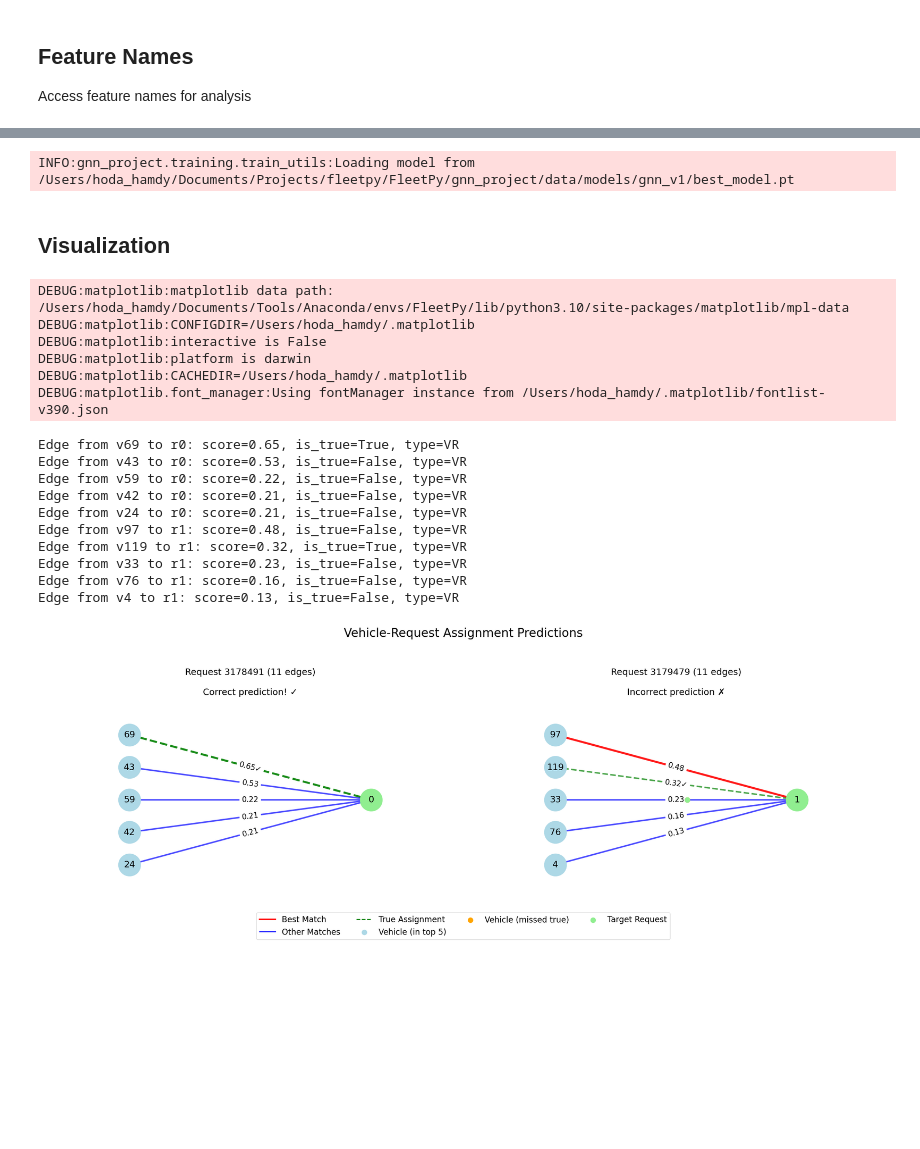
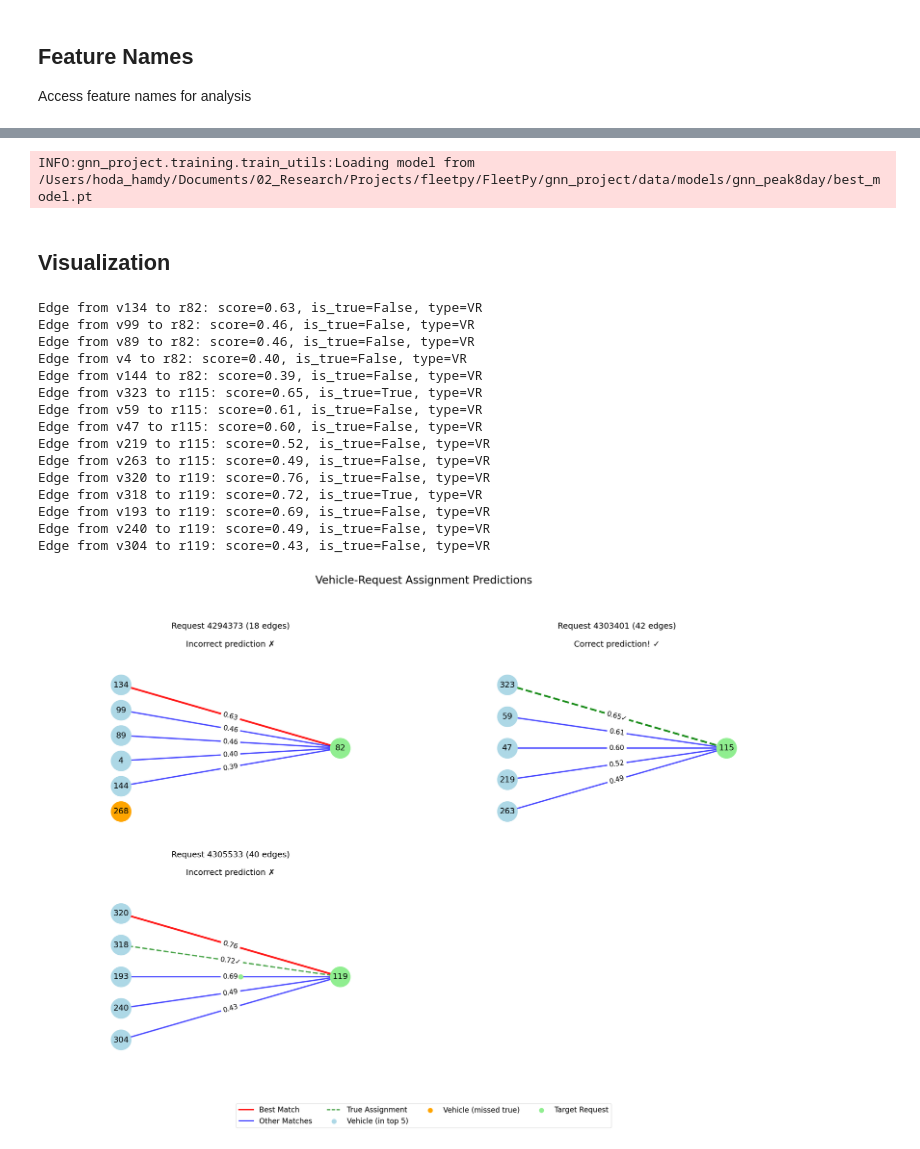
Before and after one commit to TUM-VT/FleetPy, a Jupyter notebook: gnn_project/notebooks/GNN_training.ipynb, the cells around one changed output, grey strips where cells are left out. Cells and saved outputs as stored; diff of their text form; code cells hidden in the pictures; blank space fills up the shorter version.

Commit message:
Update GNN_training.ipynb to evaluate the gnn_peak8day model

```diff
--- a/gnn_project/notebooks/GNN_training.ipynb
+++ b/gnn_project/notebooks/GNN_training.ipynb
@@ -10,15 +10,22 @@ from gnn_project.training.train_utils import train_or_load_model, load_data
 # %% [markdown]
 ## GNN Model
 # %%
+from pathlib import Path
+
 config = Config(
-    ml_data_dir='/Users/hoda_hamdy/Documents/Projects/fleetpy/FleetPy/gnn_project/data',
-    experiment_name='gnn_v1',
-    sim_start=0,
-    sim_end=2*60*60,
+    ml_data_dir=Path('..').resolve() / 'data',
+    experiment_name='gnn_peak8day',
+    scenario_names={'manhattan_case_study': [
+        'gnn_peak_2018-11-11', 'gnn_peak_2018-11-12', 'gnn_peak_2018-11-13', 'gnn_peak_2018-11-14',
+        'gnn_peak_2018-11-15', 'gnn_peak_2018-11-17',  # val
+        'gnn_peak_2018-11-16', 'gnn_peak_2018-11-18',  # test
+    ]},
+    train_ratio=0.5, val_ratio=0.25, test_ratio=0.25,
+    sim_start=25200, sim_end=36000, sim_step=30,
     load_saved_model=True,
     overwrite_data=False,
     recompute_norm_stats=False,
-    log_level='DEBUG',
+    log_level='INFO',
 )
 # %%
 import logging
@@ -60,7 +60,7 @@ request__connects__request: 71 features
 # %%
 model, trainer = train_or_load_model(config, data, masks)
 # %% [output]
-INFO:gnn_project.training.train_utils:Loading model from /Users/hoda_hamdy/Documents/Projects/fleetpy/FleetPy/gnn_project/data/models/gnn_v1/best_model.pt
+INFO:gnn_project.training.train_utils:Loading model from /Users/hoda_hamdy/Documents/02_Research/Projects/fleetpy/FleetPy/gnn_project/data/models/gnn_peak8day/best_model.pt
 # %% [markdown]
 ## Visualization
 # %%
@@ -70,31 +70,29 @@ from gnn_project.analysis.plots import visualize_graph
 from gnn_project.training.train_utils import get_edge_predictions
 from gnn_project.defaults import *
 
-scenario = 0  # Scenario index for the selected graph
-scenario_sizes = [240, 238, 240]  # Example scenario sizes
+scenario = 6  # index into config.scenario_names['manhattan_case_study'] - 6 = gnn_peak_2018-11-16 (test)
+scenario_sizes = [360] * 8  # each scenario covers the 7-10am peak window at 30s steps
 scenario_start_idx = sum(scenario_sizes[:scenario])
-# %% [output]
-DEBUG:matplotlib:matplotlib data path: /Users/hoda_hamdy/Documents/Tools/Anaconda/envs/FleetPy/lib/python3.10/site-packages/matplotlib/mpl-data
-DEBUG:matplotlib:CONFIGDIR=/Users/hoda_hamdy/.matplotlib
-DEBUG:matplotlib:interactive is False
-DEBUG:matplotlib:platform is darwin
-DEBUG:matplotlib:CACHEDIR=/Users/hoda_hamdy/.matplotlib
-DEBUG:matplotlib.font_manager:Using fontManager instance from /Users/hoda_hamdy/.matplotlib/fontlist-v390.json
 # %%
-graph_idx = 12 # Index of the graph to visualize
+graph_idx = scenario_start_idx + 12  # 12 timesteps into the chosen scenario
 predictions = get_edge_predictions(data[graph_idx], model, device='cpu')
 edge_types = [VR_EDGE_NAME]
 visualize_graph(data, graph_idx=graph_idx, predictions=predictions, edge_types=edge_types, scenario_start_idx=scenario_start_idx);
 # %% [output]
-Edge from v69 to r0: score=0.65, is_true=True, type=VR
-Edge from v43 to r0: score=0.53, is_true=False, type=VR
-Edge from v59 to r0: score=0.22, is_true=False, type=VR
-Edge from v42 to r0: score=0.21, is_true=False, type=VR
-Edge from v24 to r0: score=0.21, is_true=False, type=VR
-Edge from v97 to r1: score=0.48, is_true=False, type=VR
-Edge from v119 to r1: score=0.32, is_true=True, type=VR
-Edge from v33 to r1: score=0.23, is_true=False, type=VR
-Edge from v76 to r1: score=0.16, is_true=False, type=VR
-Edge from v4 to r1: score=0.13, is_true=False, type=VR
+Edge from v134 to r82: score=0.63, is_true=False, type=VR
+Edge from v99 to r82: score=0.46, is_true=False, type=VR
+Edge from v89 to r82: score=0.46, is_true=False, type=VR
+Edge from v4 to r82: score=0.40, is_true=False, type=VR
+Edge from v144 to r82: score=0.39, is_true=False, type=VR
+Edge from v323 to r115: score=0.65, is_true=True, type=VR
+Edge from v59 to r115: score=0.61, is_true=False, type=VR
+Edge from v47 to r115: score=0.60, is_true=False, type=VR
+Edge from v219 to r115: score=0.52, is_true=False, type=VR
+Edge from v263 to r115: score=0.49, is_true=False, type=VR
+Edge from v320 to r119: score=0.76, is_true=False, type=VR
+Edge from v318 to r119: score=0.72, is_true=True, type=VR
+Edge from v193 to r119: score=0.69, is_true=False, type=VR
+Edge from v240 to r119: score=0.49, is_true=False, type=VR
+Edge from v304 to r119: score=0.43, is_true=False, type=VR
-[figure, old version]
+[figure, new version]
 # %%
```
Also changed, not shown: parts of 5 cells of this notebook.
